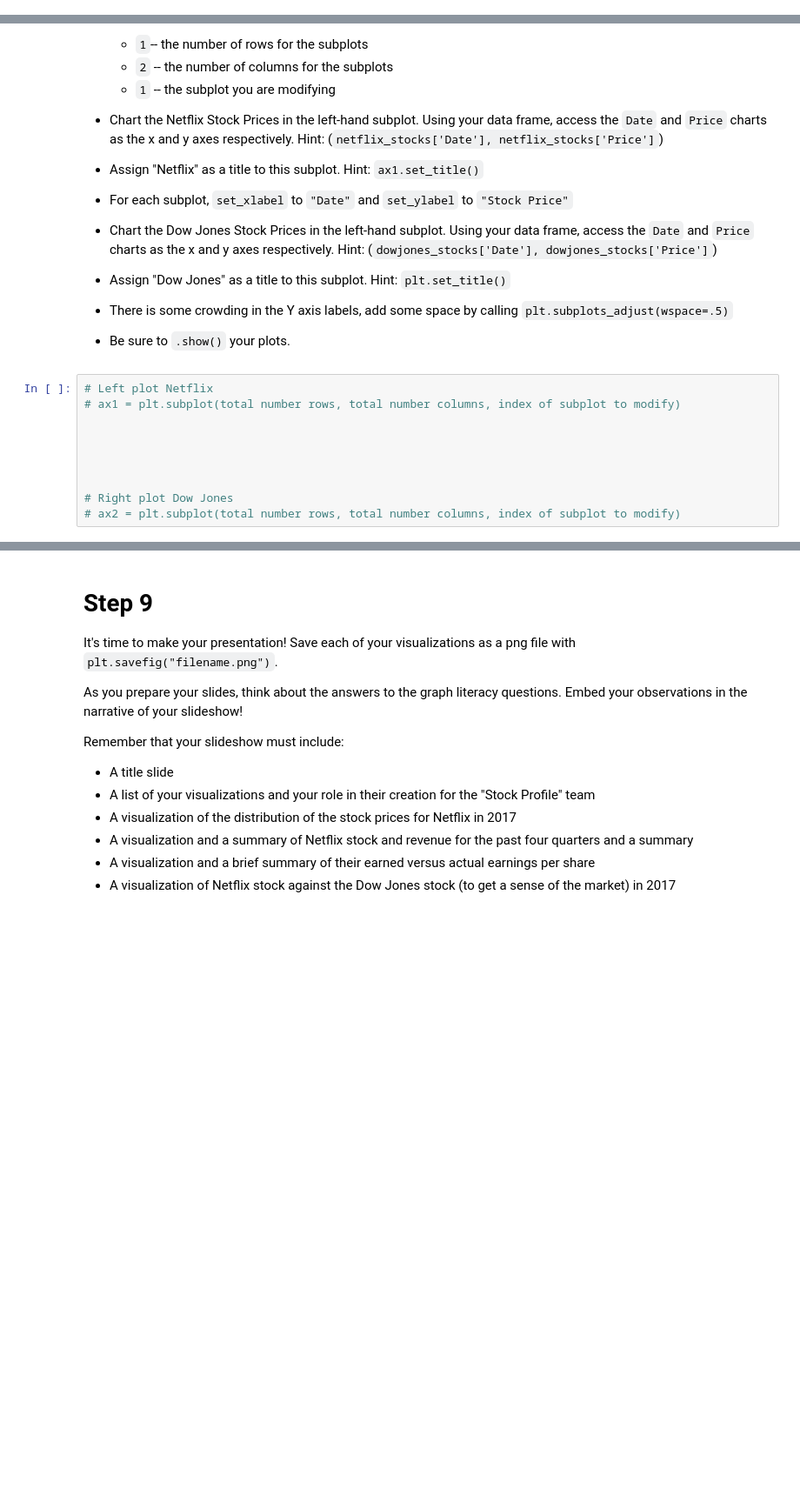
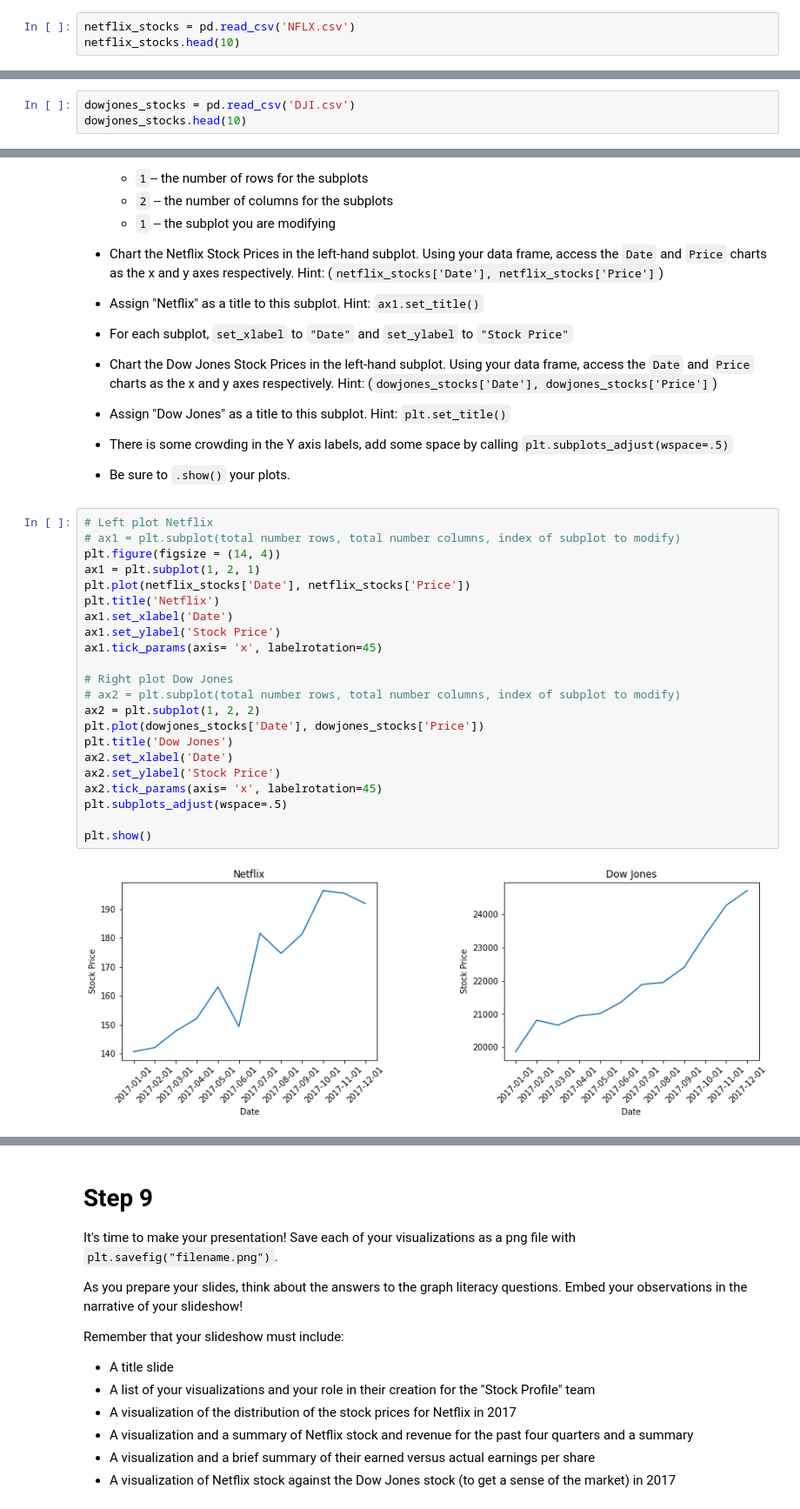
Before and after one commit to lightlySkewed/Netflix-Stocks-Capstone, a Jupyter notebook: netflix_visualizations.ipynb, the cells around one changed output, grey strips where cells are left out. Shown: that part at 87% size. Drawn from its saved outputs; the diff is of its cells as text; blank space fills up the shorter version.

```diff
--- a/netflix_visualizations.ipynb
+++ b/netflix_visualizations.ipynb
@@ -40,3 +44,6 @@ Load **NFLX.csv** into a DataFrame called `netflix_stocks`. Then, quickly inspec
 Hint: Use the `pd.read_csv()`function).
 
 Note: In the Yahoo Data, `Adj Close` represents the adjusted close price adjusted for both dividends and splits. This means this is the true closing stock price for a given business day.
+# %%
+netflix_stocks = pd.read_csv('NFLX.csv')
+netflix_stocks.head(10)
@@ -44,3 +63,6 @@ Note: In the Yahoo Data, `Adj Close` represents the adjusted close price adjuste
 Load **DJI.csv** into a DataFrame called `dowjones_stocks`. Then, quickly inspect the DataFrame using `print()`.
 
 Note: You can learn more about why the Dow Jones Industrial Average is a industry reflection of the larger stock market [here](https://www.investopedia.com/terms/d/djia.asp).
+# %%
+dowjones_stocks = pd.read_csv('DJI.csv')
+dowjones_stocks.head(10)
@@ -201,10 +334,24 @@ Since `Price` which is the most relevant data is in the Y axis, let's map our su
 # %%
 # Left plot Netflix
 # ax1 = plt.subplot(total number rows, total number columns, index of subplot to modify)
-
-
-
-
+plt.figure(figsize = (14, 4))
+ax1 = plt.subplot(1, 2, 1)
+plt.plot(netflix_stocks['Date'], netflix_stocks['Price'])
+plt.title('Netflix')
+ax1.set_xlabel('Date')
+ax1.set_ylabel('Stock Price')
+ax1.tick_params(axis= 'x', labelrotation=45)
 
 # Right plot Dow Jones
 # ax2 = plt.subplot(total number rows, total number columns, index of subplot to modify)
+ax2 = plt.subplot(1, 2, 2)
+plt.plot(dowjones_stocks['Date'], dowjones_stocks['Price'])
+plt.title('Dow Jones')
+ax2.set_xlabel('Date')
+ax2.set_ylabel('Stock Price')
+ax2.tick_params(axis= 'x', labelrotation=45)
+plt.subplots_adjust(wspace=.5)
+
+plt.show()
+# %% [output]
+[figure, added]
```
Also changed, not shown: parts of 21 cells of this notebook.
